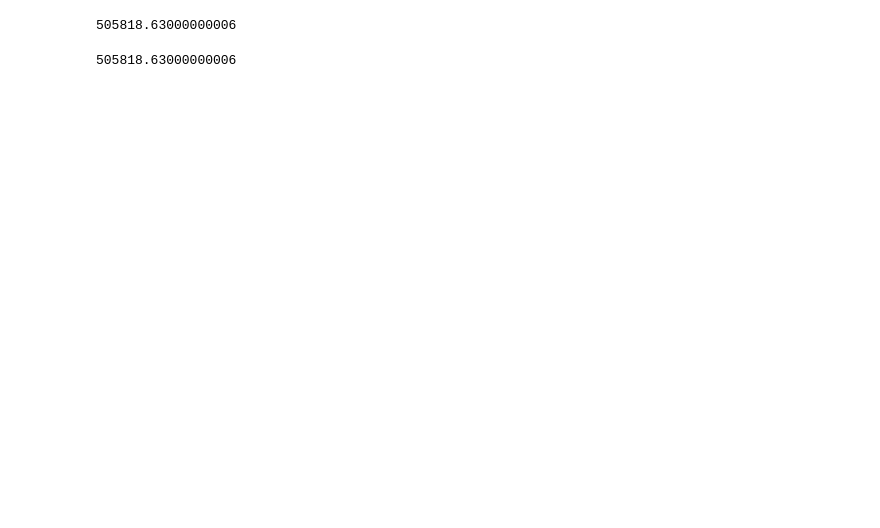
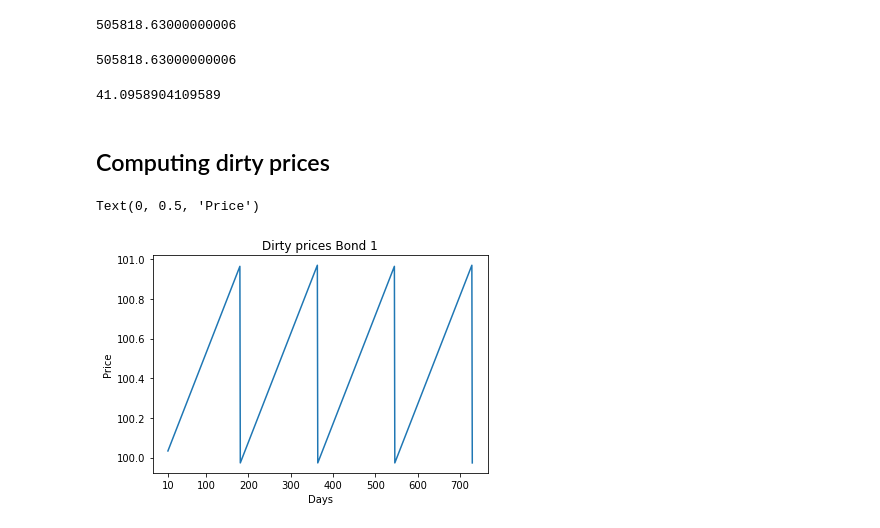
Before and after one commit to mxmws/datafin, a Jupyter notebook: Final_assigment.ipynb, the cells around one changed output. Drawn from its saved outputs; the diff is of its cells as text; code cells hidden in the pictures; blank space fills up the shorter version.

```diff
--- a/Final_assigment.ipynb
+++ b/Final_assigment.ipynb
@@ -912,3 +907,9 @@ price_c
 # %% [output]
 505818.63000000006
 505818.63000000006
+# %%
+(7.5/100 * (10 / 365)) * 20000
+# %% [output]
+41.0958904109589
+# %% [markdown]
+## Computing dirty prices
@@ -914,0 +921,48 @@ price_c
+# %%
+#prices #market prices (present value)
+#YTM #yields to maturity
+def compute_dirty_prices(num_payments_period, init_date, end_date,current_date, PV, YTM, coupon, face_value):
+    #num_payments_period = 2
+    init_date = pd.to_datetime(init_date, format="%d/%m/%Y") #day after the market prices where taken
+    end_date = pd.to_datetime(end_date, format="%d/%m/%Y")
+    current_date = pd.to_datetime(current_date, format="%d/%m/%Y")
+
+    days_to_m = pd.to_numeric(((pd.to_datetime(end_date) - pd.to_datetime(init_date))).days) #days until maturity
+    time_passed = days_to_m - pd.to_numeric(((pd.to_datetime(end_date) - pd.to_datetime(current_date))).days)
+
+    years = days_to_m/365
+    days_per_period = days_to_m / (years*num_payments_period)
+
+    periods = years*num_payments_period
+    dirty_prices = []
+    total_days = 0
+    for period in range(int(periods)):
+        loop = int(days_per_period)
+        if period % num_payments_period == 1: #add 1 day in odd periods, IT'S ALWAYS 2 IN MY CASE
+            loop += 1
+        for days_passed in range(loop):#I need to start from the 10/01
+            if total_days > time_passed:
+                dirty_prices.append(dirty_price(PV, YTM, num_payments_period, days_passed, coupon, face_value))
+            total_days+=1
+
+    dirty_prices.append(dirty_price(PV, YTM, num_payments_period, 0, coupon, face_value))#last value to complete the plot
+    return dirty_prices, time_passed, total_days
+# %%
+d_prices, time_passed, tot_days = compute_dirty_prices(2, "31/12/2022","31/12/2024","10/01/2023", prices[0], YTM[0], coupons[0], 100)
+#plt.plot(np.array(range(len(d_prices)))+10, d_prices)
+#plt.plot(np.array(range(10 , 730)), d_prices) #same
+
+fig, ax = plt.subplots(1,1)
+ticks =[x for x in range(len(d_prices)) if x%100 == 0]
+ticks.append(time_passed)
+ticks.remove(0)
+p=ax.plot(np.array(range(len(d_prices)))+10, d_prices)
+ax.set_xticks(ticks)
+ax.set_xticklabels(ticks)
+ax.set_title("Dirty prices Bond 1")
+ax.set_xlabel('Days')
+ax.set_ylabel('Price')
+#ax.set_xlim([10, 730])
+# %% [output]
+Text(0, 0.5, 'Price')
+[figure, added]
```
Also changed, not shown: parts of 8 cells of this notebook.
